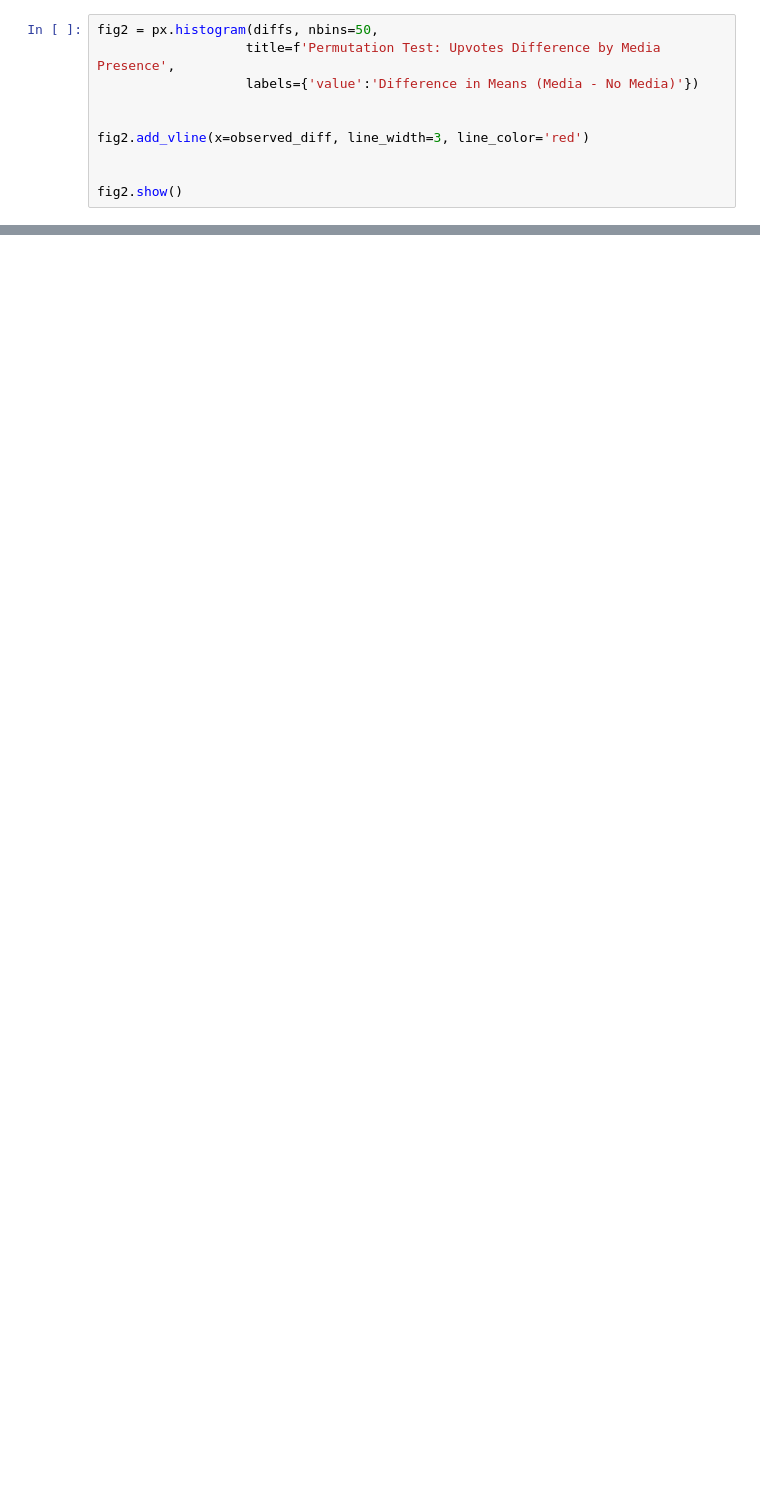
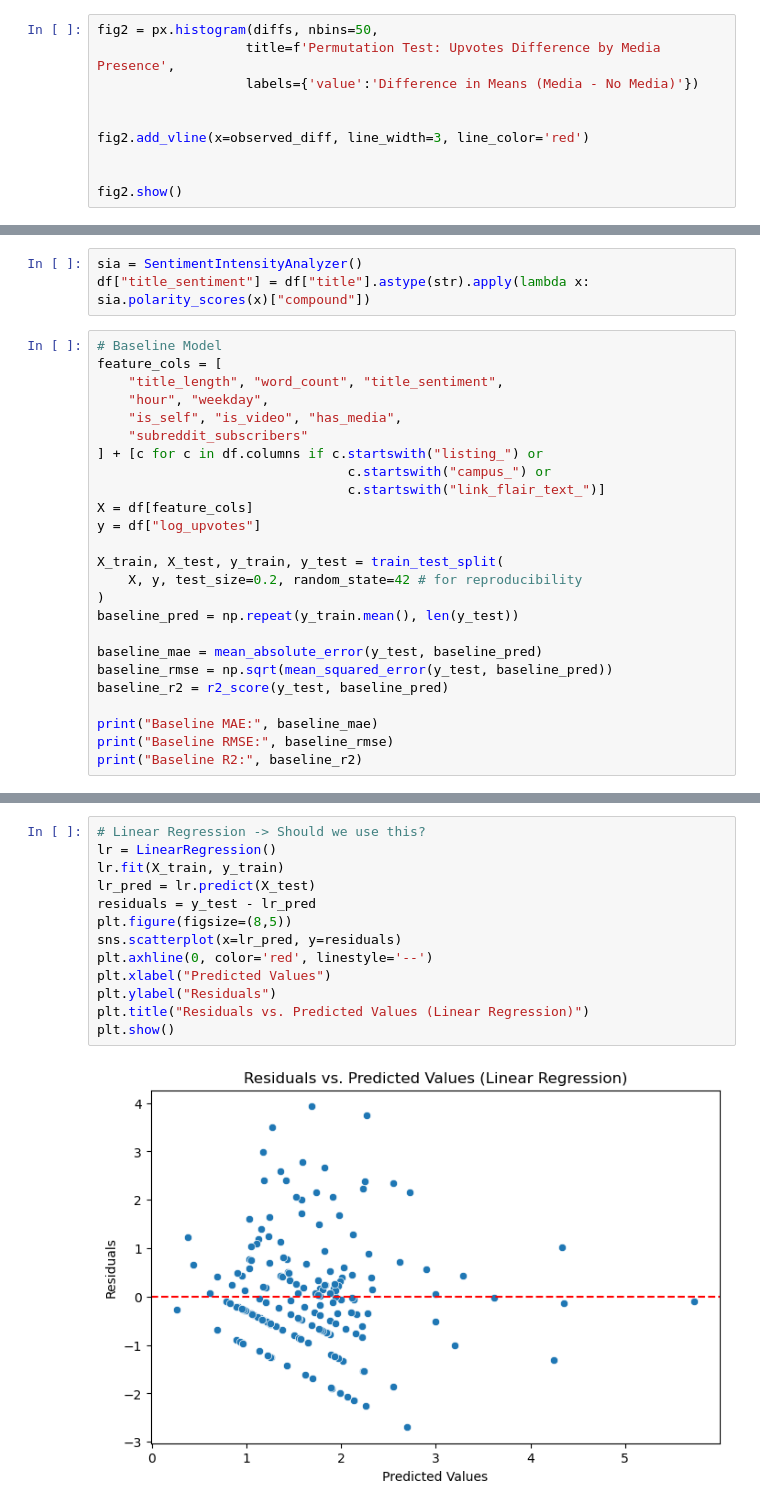
Before and after one commit to Kevin-Wu-12/DSC190-Project, a Jupyter notebook: analysis.ipynb, the cells around one changed output, grey strips where cells are left out. Drawn from its saved outputs; the diff is of its cells as text; blank space fills up the shorter version.

```diff
--- a/analysis.ipynb
+++ b/analysis.ipynb
@@ -334,0 +385,28 @@ fig2.show()
+# %%
+sia = SentimentIntensityAnalyzer()
+df["title_sentiment"] = df["title"].astype(str).apply(lambda x: sia.polarity_scores(x)["compound"])
+# %%
+# Baseline Model
+feature_cols = [
+    "title_length", "word_count", "title_sentiment",
+    "hour", "weekday",
+    "is_self", "is_video", "has_media",
+    "subreddit_subscribers"
+] + [c for c in df.columns if c.startswith("listing_") or
+                                c.startswith("campus_") or
+                                c.startswith("link_flair_text_")]
+X = df[feature_cols]
+y = df["log_upvotes"]
+
+X_train, X_test, y_train, y_test = train_test_split(
+    X, y, test_size=0.2, random_state=42 # for reproducibility
+)
+baseline_pred = np.repeat(y_train.mean(), len(y_test))
+
+baseline_mae = mean_absolute_error(y_test, baseline_pred)
+baseline_rmse = np.sqrt(mean_squared_error(y_test, baseline_pred))
+baseline_r2 = r2_score(y_test, baseline_pred)
+
+print("Baseline MAE:", baseline_mae)
+print("Baseline RMSE:", baseline_rmse)
+print("Baseline R2:", baseline_r2)
@@ -334,0 +417,15 @@ fig2.show()
+# %%
+# Linear Regression -> Should we use this?
+lr = LinearRegression()
+lr.fit(X_train, y_train)
+lr_pred = lr.predict(X_test)
+residuals = y_test - lr_pred
+plt.figure(figsize=(8,5))
+sns.scatterplot(x=lr_pred, y=residuals)
+plt.axhline(0, color='red', linestyle='--')
+plt.xlabel("Predicted Values")
+plt.ylabel("Residuals")
+plt.title("Residuals vs. Predicted Values (Linear Regression)")
+plt.show()
+# %% [output]
+[figure, added]
```
Also changed, not shown: parts of 28 cells of this notebook.
